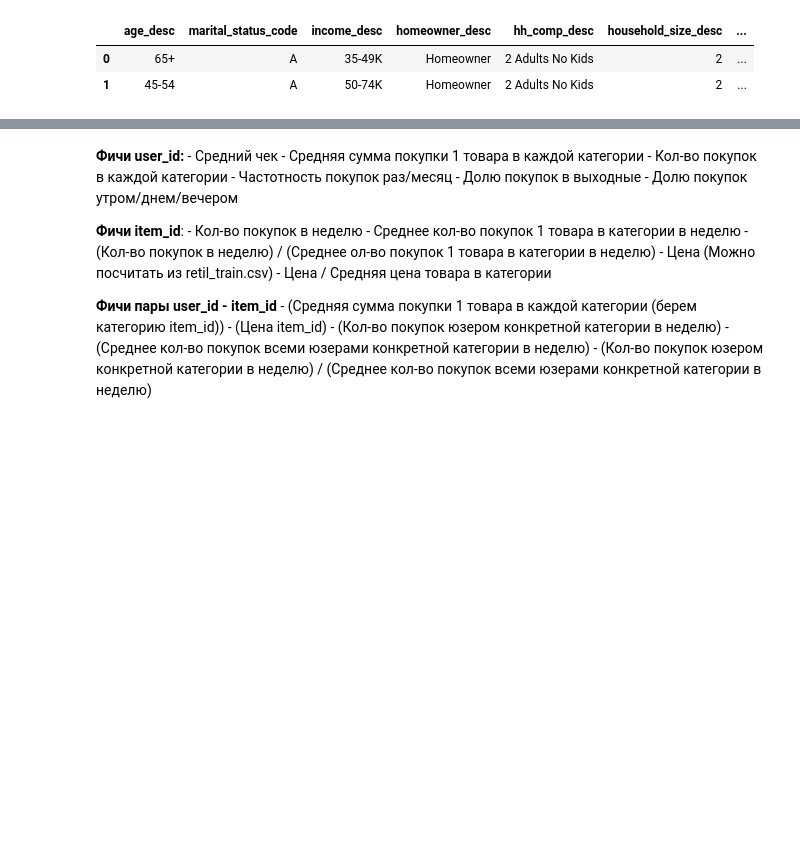
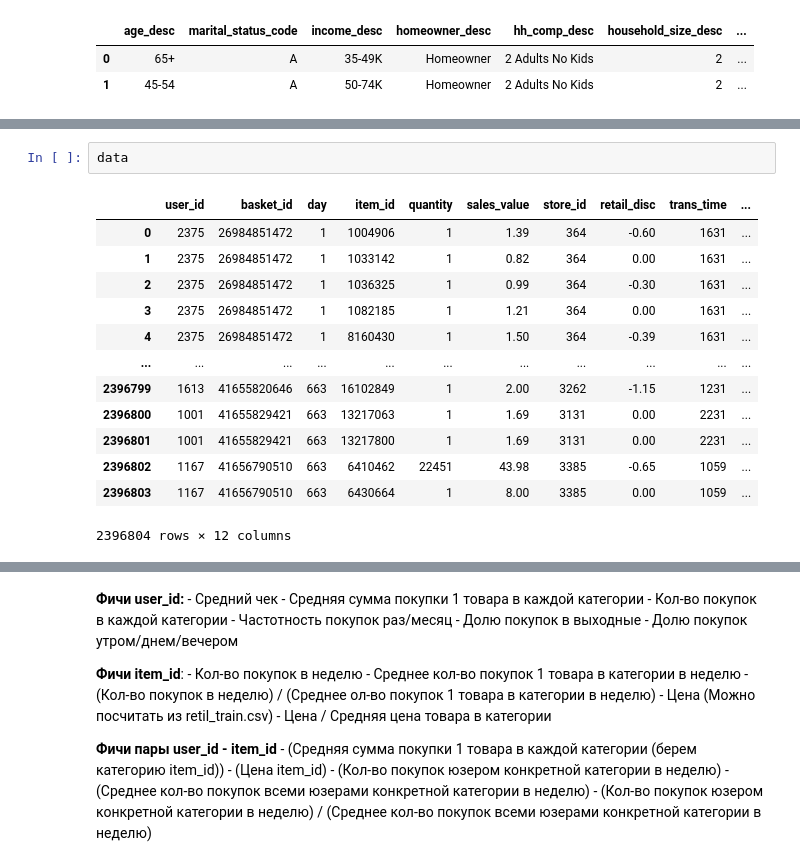
Before and after one commit to NickHlzv/Reccomend_system, a Jupyter notebook: webinar_6/webinar_6.ipynb, the cells around one changed output, grey strips where cells are left out. Drawn from its saved outputs; the diff is of its cells as text; blank space fills up the shorter version.

```diff
--- a/webinar_6/webinar_6.ipynb
+++ b/webinar_6/webinar_6.ipynb
@@ -385,0 +529,16 @@ df_ranker_train.head(2)
+# %%
+data
+# %% [output]
+|  | user_id | basket_id | day | item_id | quantity | sales_value | store_id | retail_disc | trans_time | ... |
+| 0 | 2375 | 26984851472 | 1 | 1004906 | 1 | 1.39 | 364 | -0.60 | 1631 | ... |
+| 1 | 2375 | 26984851472 | 1 | 1033142 | 1 | 0.82 | 364 | 0.00 | 1631 | ... |
+| 2 | 2375 | 26984851472 | 1 | 1036325 | 1 | 0.99 | 364 | -0.30 | 1631 | ... |
+| 3 | 2375 | 26984851472 | 1 | 1082185 | 1 | 1.21 | 364 | 0.00 | 1631 | ... |
+| 4 | 2375 | 26984851472 | 1 | 8160430 | 1 | 1.50 | 364 | -0.39 | 1631 | ... |
+| ... | ... | ... | ... | ... | ... | ... | ... | ... | ... | ... |
+| 2396799 | 1613 | 41655820646 | 663 | 16102849 | 1 | 2.00 | 3262 | -1.15 | 1231 | ... |
+| 2396800 | 1001 | 41655829421 | 663 | 13217063 | 1 | 1.69 | 3131 | 0.00 | 2231 | ... |
+| 2396801 | 1001 | 41655829421 | 663 | 13217800 | 1 | 1.69 | 3131 | 0.00 | 2231 | ... |
+| 2396802 | 1167 | 41656790510 | 663 | 6410462 | 22451 | 43.98 | 3385 | -0.65 | 1059 | ... |
+| 2396803 | 1167 | 41656790510 | 663 | 6430664 | 1 | 8.00 | 3385 | 0.00 | 1059 | ... |
+2396804 rows × 12 columns
```
Also changed, not shown: parts of 34 cells of this notebook, 1 other file.
